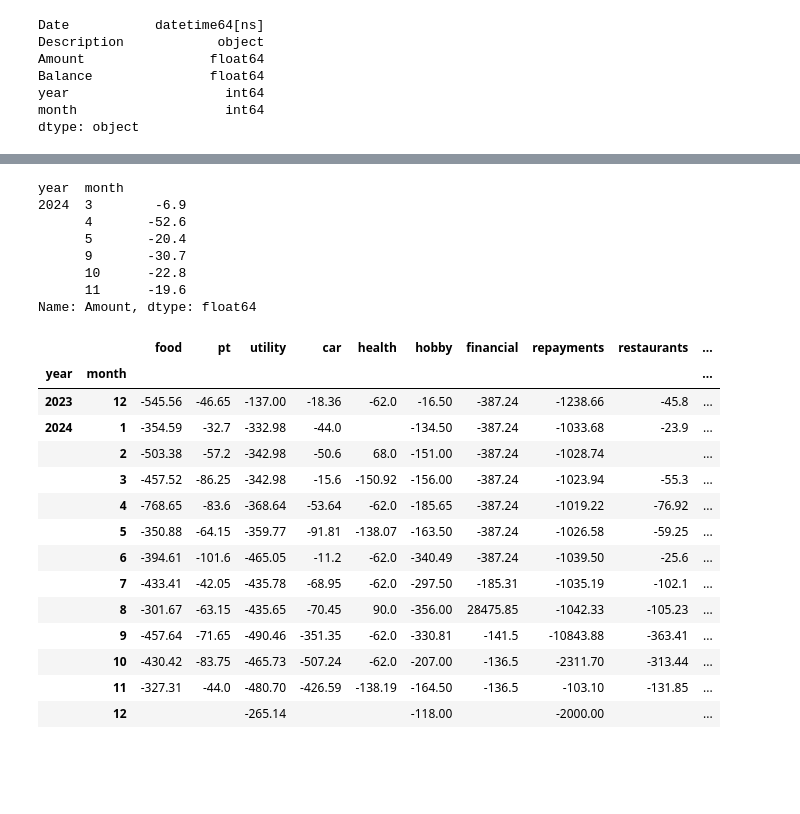
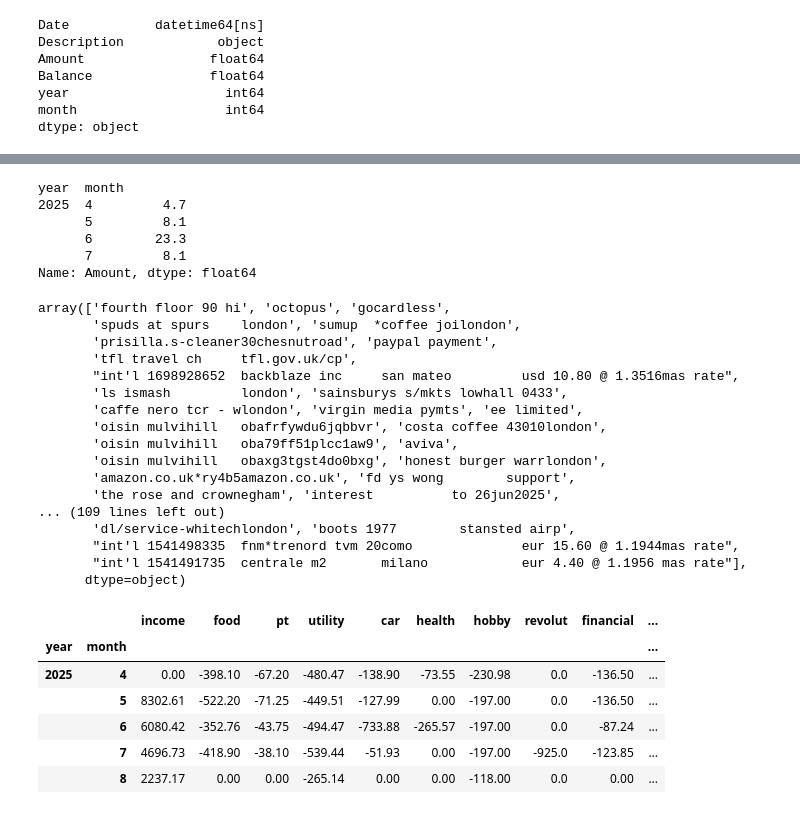
Before and after one commit to oisinmulvihill/data-magic, a Jupyter notebook: notebooks/Household Budget Helper.ipynb, the cells around one changed output, grey strips where cells are left out. Cells and saved outputs as stored; diff of their text form; code cells hidden in the pictures; blank space fills up the shorter version.

Commit message:
Add in more data and update notebook to use latest set

```diff
--- a/notebooks/Household Budget Helper.ipynb
+++ b/notebooks/Household Budget Helper.ipynb
@@ -9,7 +9,9 @@ pd.set_option('display.max_colwidth', None)
 # %%
 # bank_statement = './data/bank/20240725-20241117-3860.csv'
 # bank_statement = './data/bank/20241001-20241201-3860.csv'
-bank_statement = './data/bank/20231203-20241201-3860.csv'
+# bank_statement = './data/bank/2024-01-01--2024-12-31--Transactions.csv'
+# bank_statement = './data/bank/2025-01-01--2025-03-13--Transactions.csv'
+bank_statement = './data/bank/2025-04-01--2025-08-01--Transactions.csv'
 # %%
 from datetime import date, datetime
 from dateutil.parser import parse
@@ -93,13 +71,11 @@ bakery
 # %%
-bakery.groupby([bakery.year, bakery.month]).Amount.sum()
+bakery.groupby([bakery.year, bakery.month]).Amount.sum().abs()
 # %% [output]
 year  month
-2024  3        -6.9
-      4       -52.6
-      5       -20.4
-      9       -30.7
-      10      -22.8
-      11      -19.6
+2025  4         4.7
+      5         8.1
+      6        23.3
+      7         8.1
 Name: Amount, dtype: float64
 # %%
 areas = {
@@ -232,27 +243,44 @@ areas = {
 # %%
 # pattern = "|".join([a.strip().lower() for a in areas['Food']])
 # df[df.Description.str.contains(pattern)]
+
+# total unique descriptions:
+# df['Description'].nunique()
+
+# list the unique descriptions
+df['Description'].unique()
+# %% [output]
+array(['fourth floor 90 hi', 'octopus', 'gocardless',
+       'spuds at spurs    london', 'sumup  *coffee joilondon',
+       'prisilla.s-cleaner30chesnutroad', 'paypal payment',
+       'tfl travel ch     tfl.gov.uk/cp',
+       "int'l 1698928652  backblaze inc     san mateo         usd 10.80 @ 1.3516mas rate",
+       'ls ismash         london', 'sainsburys s/mkts lowhall 0433',
+       'caffe nero tcr - wlondon', 'virgin media pymts', 'ee limited',
+       'oisin mulvihill   obafrfywdu6jqbbvr', 'costa coffee 43010london',
+       'oisin mulvihill   oba79ff51plcc1aw9', 'aviva',
+       'oisin mulvihill   obaxg3tgst4do0bxg', 'honest burger warrlondon',
+       'amazon.co.uk*ry4b5amazon.co.uk', 'fd ys wong        support',
+       'the rose and crownegham', 'interest          to 26jun2025',
+... (109 lines left out)
+       'dl/service-whitechlondon', 'boots 1977        stansted airp',
+       "int'l 1541498335  fnm*trenord tvm 20como              eur 15.60 @ 1.1944mas rate",
+       "int'l 1541491735  centrale m2       milano            eur 4.40 @ 1.1956 mas rate"],
+      dtype=object)
 # %%
 totals = {}
 
 for area in areas:
     pattern = "|".join([a.strip().lower() for a in areas[area]])
     totals[area] = df[df.Description.str.contains(pattern)].groupby([df.year, df.month]).Amount.sum()
 
-pd.DataFrame(totals).fillna("")
+df2 = pd.DataFrame(totals).fillna(0)
+df2
 # %% [output]
-|  |  | food | pt | utility | car | health | hobby | financial | repayments | restaurants | ... |
+|  |  | income | food | pt | utility | car | health | hobby | revolut | financial | ... |
 | year | month |  |  |  |  |  |  |  |  |  | ... |
-| 2023 | 12 | -545.56 | -46.65 | -137.00 | -18.36 | -62.0 | -16.50 | -387.24 | -1238.66 | -45.8 | ... |
-| 2024 | 1 | -354.59 | -32.7 | -332.98 | -44.0 |  | -134.50 | -387.24 | -1033.68 | -23.9 | ... |
-|  | 2 | -503.38 | -57.2 | -342.98 | -50.6 | 68.0 | -151.00 | -387.24 | -1028.74 |  | ... |
-|  | 3 | -457.52 | -86.25 | -342.98 | -15.6 | -150.92 | -156.00 | -387.24 | -1023.94 | -55.3 | ... |
-|  | 4 | -768.65 | -83.6 | -368.64 | -53.64 | -62.0 | -185.65 | -387.24 | -1019.22 | -76.92 | ... |
-|  | 5 | -350.88 | -64.15 | -359.77 | -91.81 | -138.07 | -163.50 | -387.24 | -1026.58 | -59.25 | ... |
-|  | 6 | -394.61 | -101.6 | -465.05 | -11.2 | -62.0 | -340.49 | -387.24 | -1039.50 | -25.6 | ... |
-|  | 7 | -433.41 | -42.05 | -435.78 | -68.95 | -62.0 | -297.50 | -185.31 | -1035.19 | -102.1 | ... |
-|  | 8 | -301.67 | -63.15 | -435.65 | -70.45 | 90.0 | -356.00 | 28475.85 | -1042.33 | -105.23 | ... |
-|  | 9 | -457.64 | -71.65 | -490.46 | -351.35 | -62.0 | -330.81 | -141.5 | -10843.88 | -363.41 | ... |
-|  | 10 | -430.42 | -83.75 | -465.73 | -507.24 | -62.0 | -207.00 | -136.5 | -2311.70 | -313.44 | ... |
-|  | 11 | -327.31 | -44.0 | -480.70 | -426.59 | -138.19 | -164.50 | -136.5 | -103.10 | -131.85 | ... |
-|  | 12 |  |  | -265.14 |  |  | -118.00 |  | -2000.00 |  | ... |
+| 2025 | 4 | 0.00 | -398.10 | -67.20 | -480.47 | -138.90 | -73.55 | -230.98 | 0.0 | -136.50 | ... |
+|  | 5 | 8302.61 | -522.20 | -71.25 | -449.51 | -127.99 | 0.00 | -197.00 | 0.0 | -136.50 | ... |
+|  | 6 | 6080.42 | -352.76 | -43.75 | -494.47 | -733.88 | -265.57 | -197.00 | 0.0 | -87.24 | ... |
+|  | 7 | 4696.73 | -418.90 | -38.10 | -539.44 | -51.93 | 0.00 | -197.00 | -925.0 | -123.85 | ... |
+|  | 8 | 2237.17 | 0.00 | 0.00 | -265.14 | 0.00 | 0.00 | -118.00 | 0.0 | 0.00 | ... |
```
Also changed, not shown: parts of 5 cells of this notebook, 3 other files.
